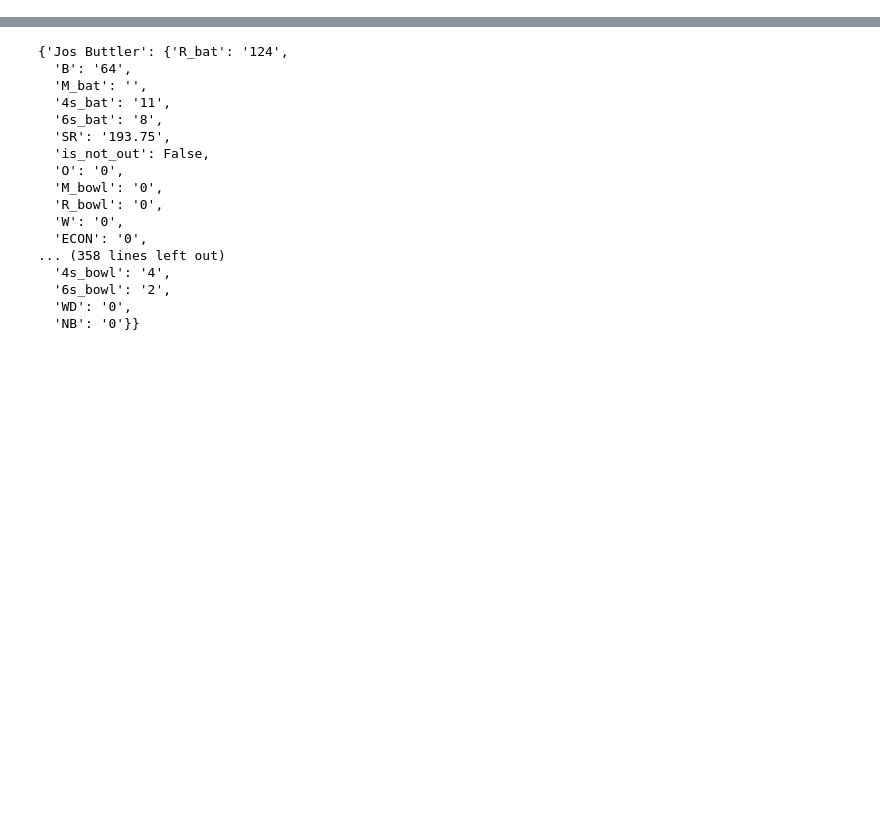
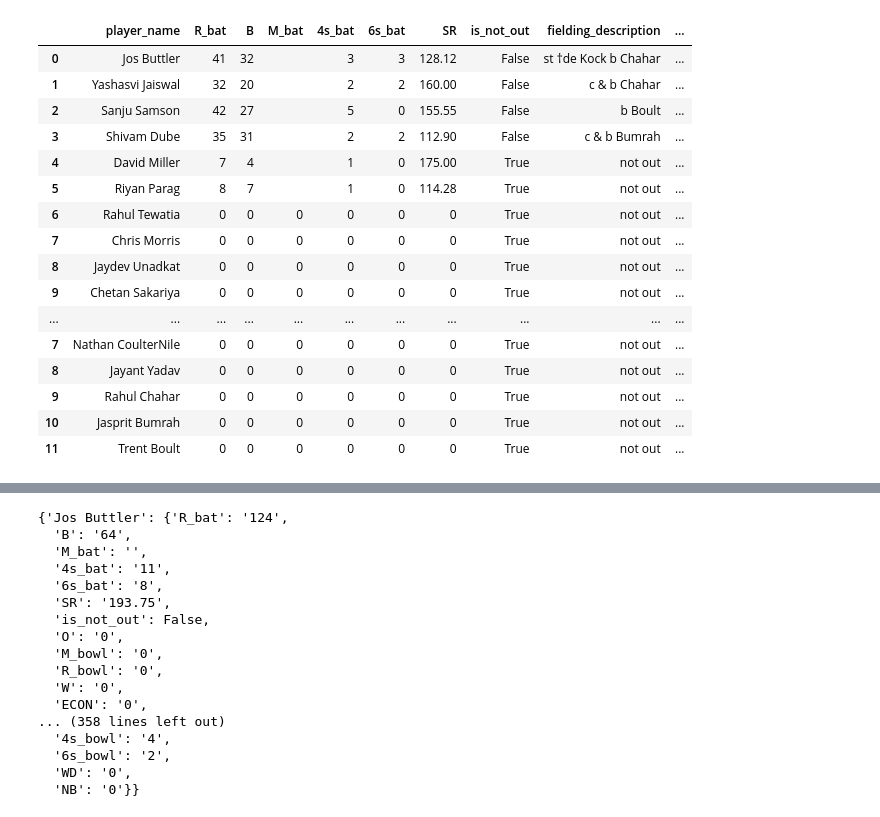
Before and after one commit to mancunian1792/ipl_score_scrape, a Jupyter notebook: scrape_ipl_score.ipynb, the cells around one changed output, grey strips where cells are left out. Cells and saved outputs as stored; diff of their text form; code cells hidden in the pictures; blank space fills up the shorter version.

```diff
--- a/scrape_ipl_score.ipynb
+++ b/scrape_ipl_score.ipynb
@@ -97,0 +199,20 @@ scrape_score_table(URL1)
+# %%
+df
+# %% [output]
+|  | player_name | R_bat | B | M_bat | 4s_bat | 6s_bat | SR | is_not_out | fielding_description | ... |
+| 0 | Jos Buttler | 41 | 32 |  | 3 | 3 | 128.12 | False | st †de Kock b Chahar | ... |
+| 1 | Yashasvi Jaiswal | 32 | 20 |  | 2 | 2 | 160.00 | False | c & b Chahar | ... |
+| 2 | Sanju Samson | 42 | 27 |  | 5 | 0 | 155.55 | False | b Boult | ... |
+| 3 | Shivam Dube | 35 | 31 |  | 2 | 2 | 112.90 | False | c & b Bumrah | ... |
+| 4 | David Miller | 7 | 4 |  | 1 | 0 | 175.00 | True | not out | ... |
+| 5 | Riyan Parag | 8 | 7 |  | 1 | 0 | 114.28 | True | not out | ... |
+| 6 | Rahul Tewatia | 0 | 0 | 0 | 0 | 0 | 0 | True | not out | ... |
+| 7 | Chris Morris | 0 | 0 | 0 | 0 | 0 | 0 | True | not out | ... |
+| 8 | Jaydev Unadkat | 0 | 0 | 0 | 0 | 0 | 0 | True | not out | ... |
+| 9 | Chetan Sakariya | 0 | 0 | 0 | 0 | 0 | 0 | True | not out | ... |
+| ... | ... | ... | ... | ... | ... | ... | ... | ... | ... | ... |
+| 7 | Nathan CoulterNile | 0 | 0 | 0 | 0 | 0 | 0 | True | not out | ... |
+| 8 | Jayant Yadav | 0 | 0 | 0 | 0 | 0 | 0 | True | not out | ... |
+| 9 | Rahul Chahar | 0 | 0 | 0 | 0 | 0 | 0 | True | not out | ... |
+| 10 | Jasprit Bumrah | 0 | 0 | 0 | 0 | 0 | 0 | True | not out | ... |
+| 11 | Trent Boult | 0 | 0 | 0 | 0 | 0 | 0 | True | not out | ... |
```
Also changed, not shown: parts of 14 cells of this notebook.
